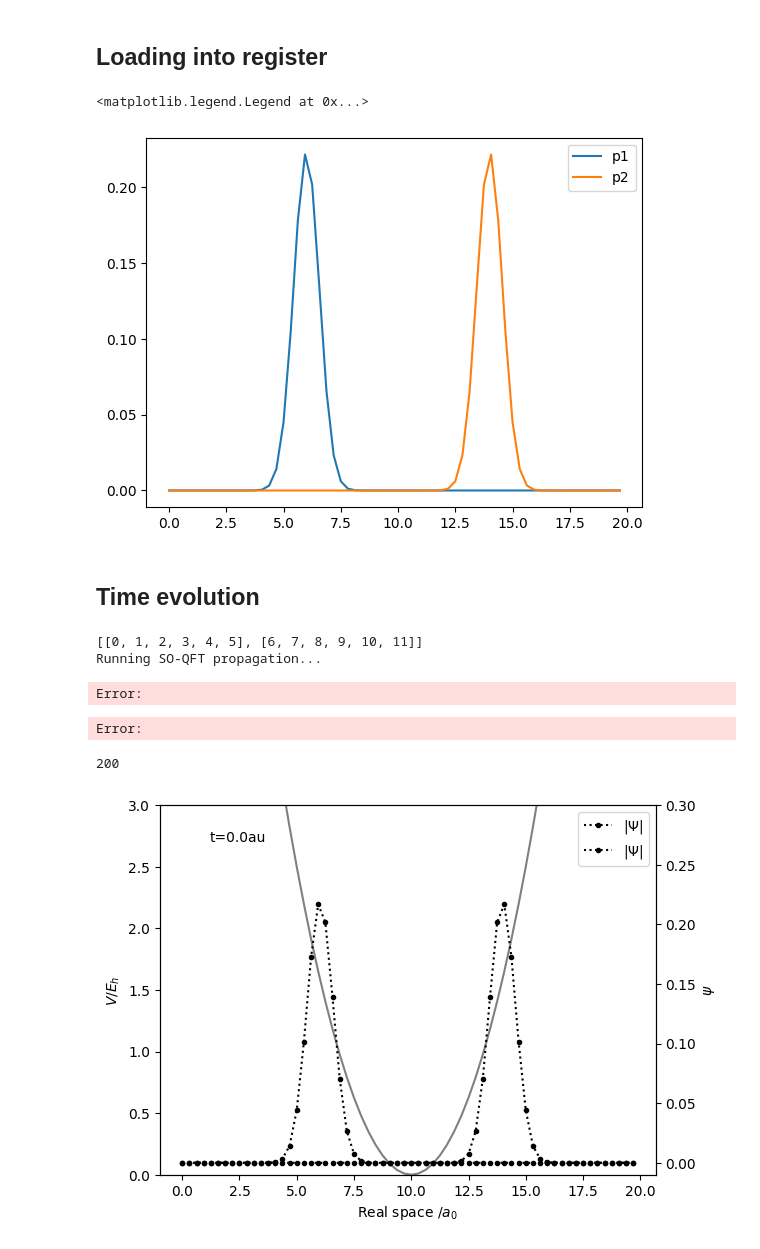
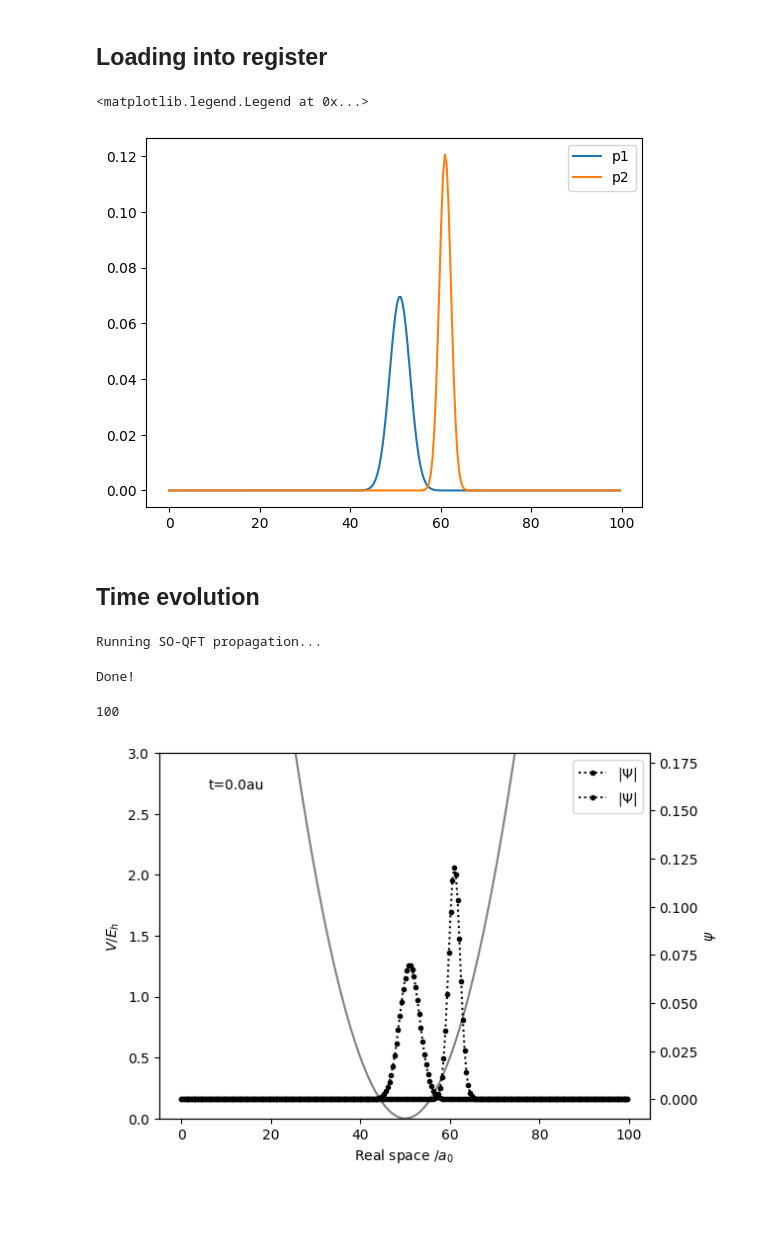
Before and after one commit to QARSEN-QC/qarsen_lite, a Jupyter notebook: Coulomb_potentials.ipynb, the cells around one changed output. Saved outputs shown, nothing was run; the diff lists cells and outputs as text; code cells hidden in the pictures; blank space fills up the shorter version.

Commit message:
Pairwise Coulomb potential fixed

```diff
--- a/Coulomb_potentials.ipynb
+++ b/Coulomb_potentials.ipynb
@@ -17,15 +17,15 @@ import matplotlib.pyplot as plt
 We will start with two Gaussian particles inside a 1D potential interacting via the repulsive Coulomb potential.
 # %%
 # define spatial grid
-L = 20 # box size is 15
-n_qubits = 6 # per spatial dimension!
+L = 100 # box size
+n_qubits = 8 # per spatial dimension!
 
 dx = L/(2**n_qubits)
 x_grid = np.array([dx*n for n in range(int(2**n_qubits))])
 
 # define wavefunction in 1D
-psi_x1 = gwp_1D(x_grid, xc=L*0.3, pc=0.1, alpha=0.8, gamma=0)* np.sqrt(dx)
-psi_x2 = gwp_1D(x_grid, xc=L*0.7, pc=-0.1, alpha=0.8, gamma=0)* np.sqrt(dx)
+psi_x1 = gwp_1D(x_grid, xc=51, pc=0, alpha=0.05, gamma=0)* np.sqrt(dx)
+psi_x2 = gwp_1D(x_grid, xc=61, pc=0, alpha=0.15, gamma=0)* np.sqrt(dx)
 
 plt.plot(x_grid, abs(psi_x1), label="p1")
 plt.plot(x_grid, abs(psi_x2), label="p2")
@@ -45,18 +45,18 @@ from pyquest import Register
 reg_init = Register(n_qubits + n_qubits) # 2x5 qubits!
 reg_init[:] = np.tensordot(psi_x2, psi_x1, axes=0).flatten()
 # %%
-p1_qubit_ids = [0, 1, 2, 3, 4, 5]
+p1_qubit_ids = list(range(0, n_qubits))
 p1_density = reg_init.prob_of_all_outcomes(p1_qubit_ids)
 plt.plot(x_grid, p1_density, label="p1")
 
-p2_qubit_ids = [6, 7, 8, 9, 10, 11]
+p2_qubit_ids = list(range(n_qubits, 2*n_qubits))
 p2_density = reg_init.prob_of_all_outcomes(p2_qubit_ids)
 plt.plot(x_grid, p2_density, label="p2")
 
 plt.legend()
 # %% [output]
 <matplotlib.legend.Legend at 0x...>
-[figure, old version]
+[figure, new version]
 # %% [markdown]
 ## Time evolution
 # %%
@@ -87,9 +87,9 @@ def gen_propagators(n_qubits, dx, xc, dt, m, k):
     coeff = -k*dt/2
     V_props = [gen_Quadratic_PhaseFunc(targets[d], dx, coeff, xc) for d in range(2)]
     # - pairwise interaction potential
-    Z = 1
+    Z = 5
     coeff = Z*dt
-    V_props.append(gen_pairwise_Coulomb_PhaseFunc([targets[1], targets[0]], coeff, dx))
+    V_props.append(gen_pairwise_Coulomb_PhaseFunc(targets, coeff, dx))
 
 
     return targets, cQFT_circs, icQFT_circs, K_props, V_props
@@ -140,12 +138,12 @@ def U_RTE(reg_init, n_qubits, dx, t_tot, n_steps, xc, m, k, sample_every=10):
 
     return autocorrelation, particle_densities
 # %%
-t_tot = 50
-n_steps = 400
-sample_every= 2
+t_tot = 100
+n_steps = 10000
+sample_every= 100
 t_grid = np.linspace(0, t_tot, int(n_steps/sample_every))
 
-k = 0.2
+k = 0.01
 
 auto, particles = U_RTE(
     reg_init,
@@ -158,26 +156,24 @@ auto, particles = U_RTE(
     k=k,
     sample_every=sample_every)
 # %% [output]
-[[0, 1, 2, 3, 4, 5], [6, 7, 8, 9, 10, 11]]
 Running SO-QFT propagation...
-Error:
+Done!
-Error:
 # %%
 len(particles[0])
 # %% [output]
-200
+100
 # %%
 from qarsen_lite.animation import animate_1D_dynamics
 
 anim = animate_1D_dynamics(x_grid=x_grid,
                             dyn=particles,
                             t_grid=np.round(t_grid),
                             V_array=np.array([k/2*(x-L/2)**2 for x in x_grid]),
-                            psi_ylim=(-0.01, 0.3),
+                            psi_ylim=(-0.01, 0.18),
                             V_ylim=(0, 3.0)
                             )
 # %% [output]
-[figure, old version]
+[figure, new version]
 # %%
 from IPython.display import HTML
 
```
Also changed, not shown: parts of 4 cells of this notebook, 1 other file.
